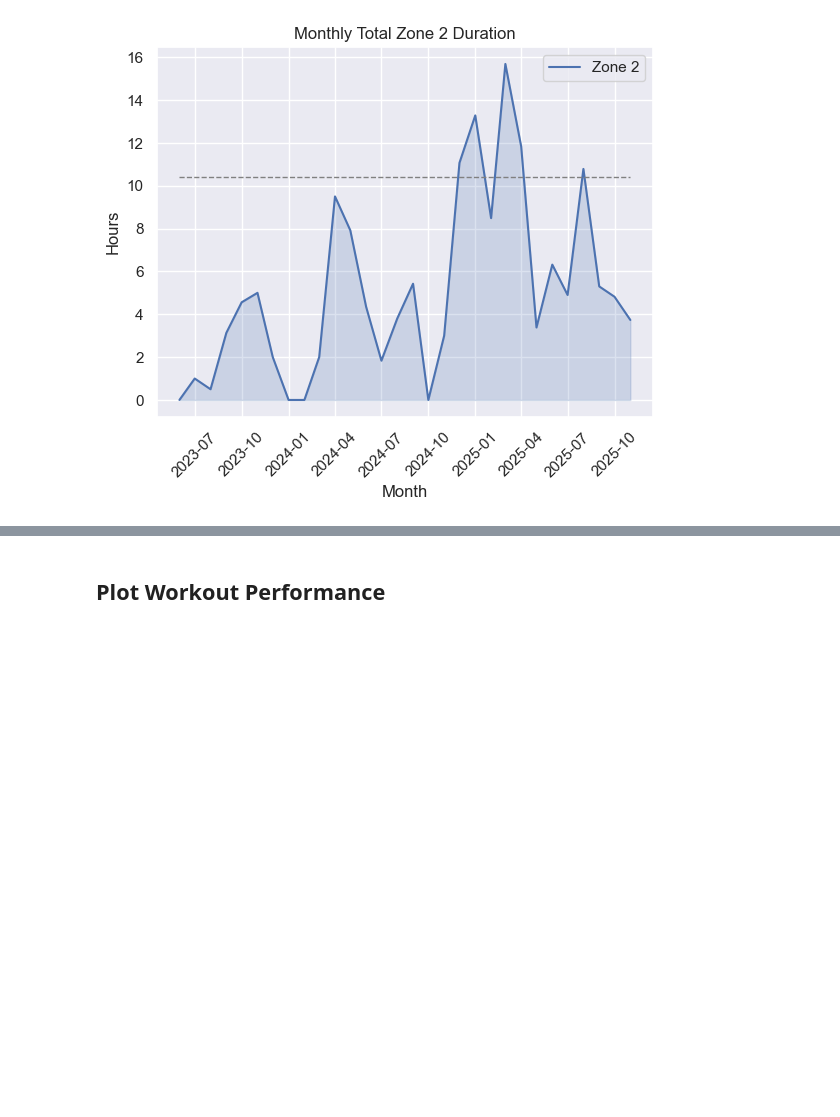
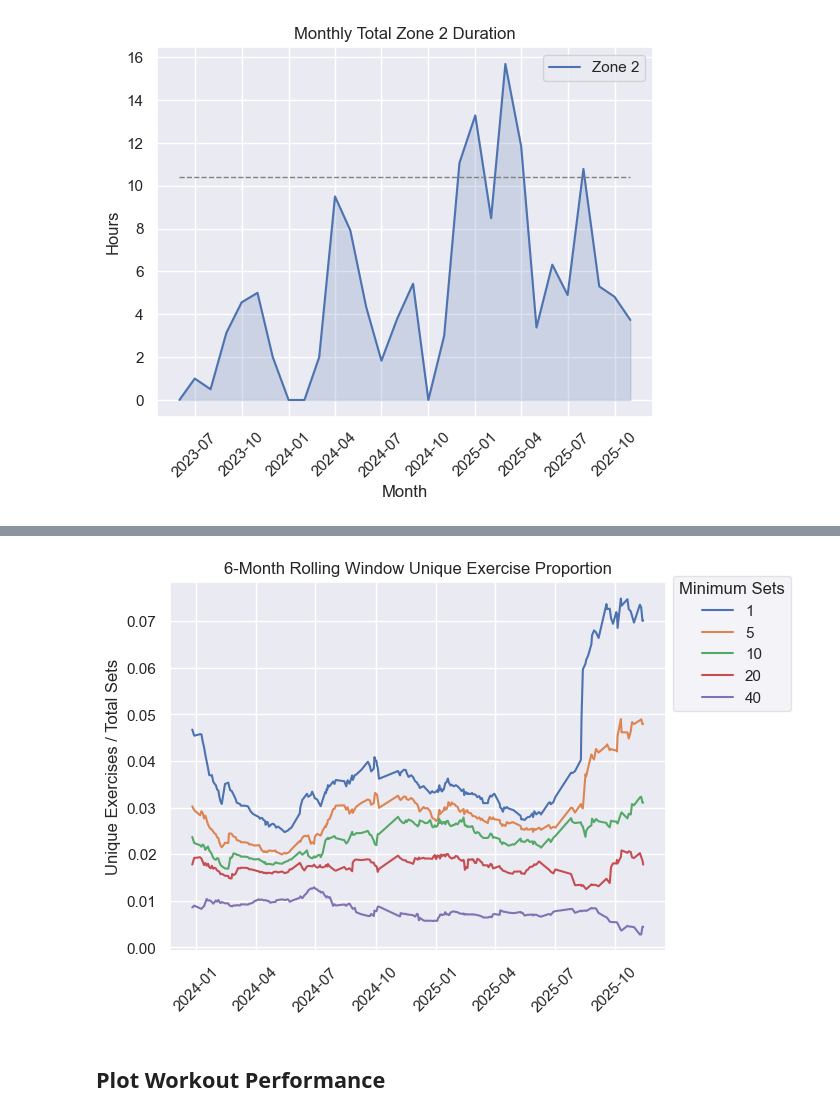
Before and after one commit to sthobbs/exercise-data-analysis, a Jupyter notebook: workout_analysis.ipynb, the cells around one changed output, grey strips where cells are left out. Cells and saved outputs as stored; diff of their text form; code cells hidden in the pictures; blank space fills up the shorter version.

```diff
--- a/workout_analysis.ipynb
+++ b/workout_analysis.ipynb
@@ -2193,3 +2255,21 @@ plot_monthly_values(monthly_workout_df, columns=[column], legend_labels=['Zone 2
+# %%
+df2 = df.copy()
+# filter out partial rolling windows to avoid bias
+df2 = df2[df2['date'] >= dates[0] + timedelta(days=window_size)]
+df2[thresholds] = df2[thresholds].div(df2['total_sets'], axis=0)  # normalize by total sets
+df_long = df2.melt(id_vars=['date', 'total_sets'], var_name='threshold', value_name='count')  # convert to long format
+
+# plot rolling window
+ax = sns.lineplot(data=df_long, x='date', y='count', hue='threshold', dashes=False, palette='deep')
+plt.xticks(rotation=45)
+plt.title(label="6-Month Rolling Window Unique Exercise Proportion")
+plt.ylabel('Unique Exercises / Total Sets')
+plt.xlabel(None)
+legend = ax.legend(loc=(1.015, 0.65), title='Minimum Sets')
+legend.get_frame().set_alpha(0.5)
+plt.show()
+# %% [output]
+[figure, added]
 # %% [markdown]
 ## Plot Workout Performance
 # %%
```
Also changed, not shown: parts of 4 cells of this notebook.
